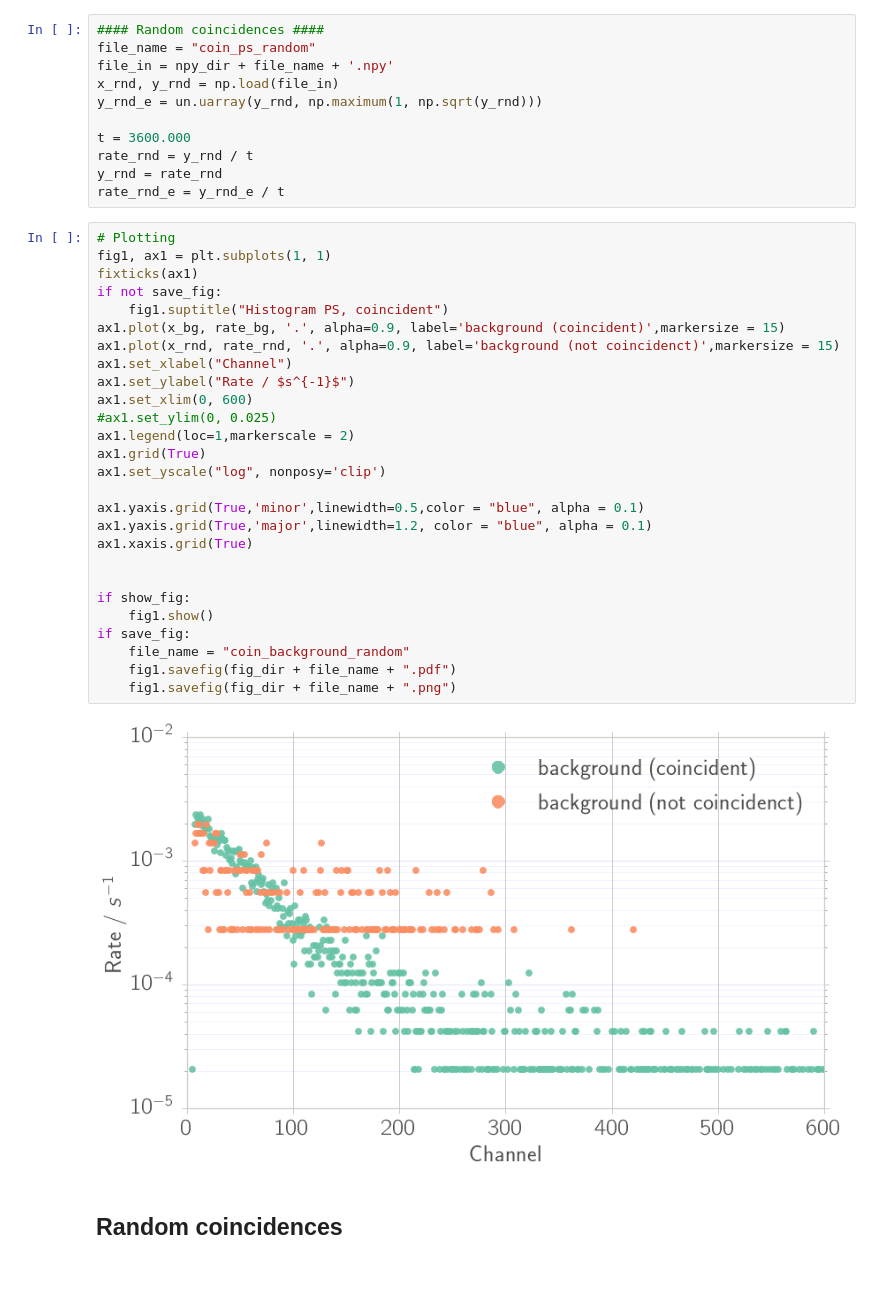
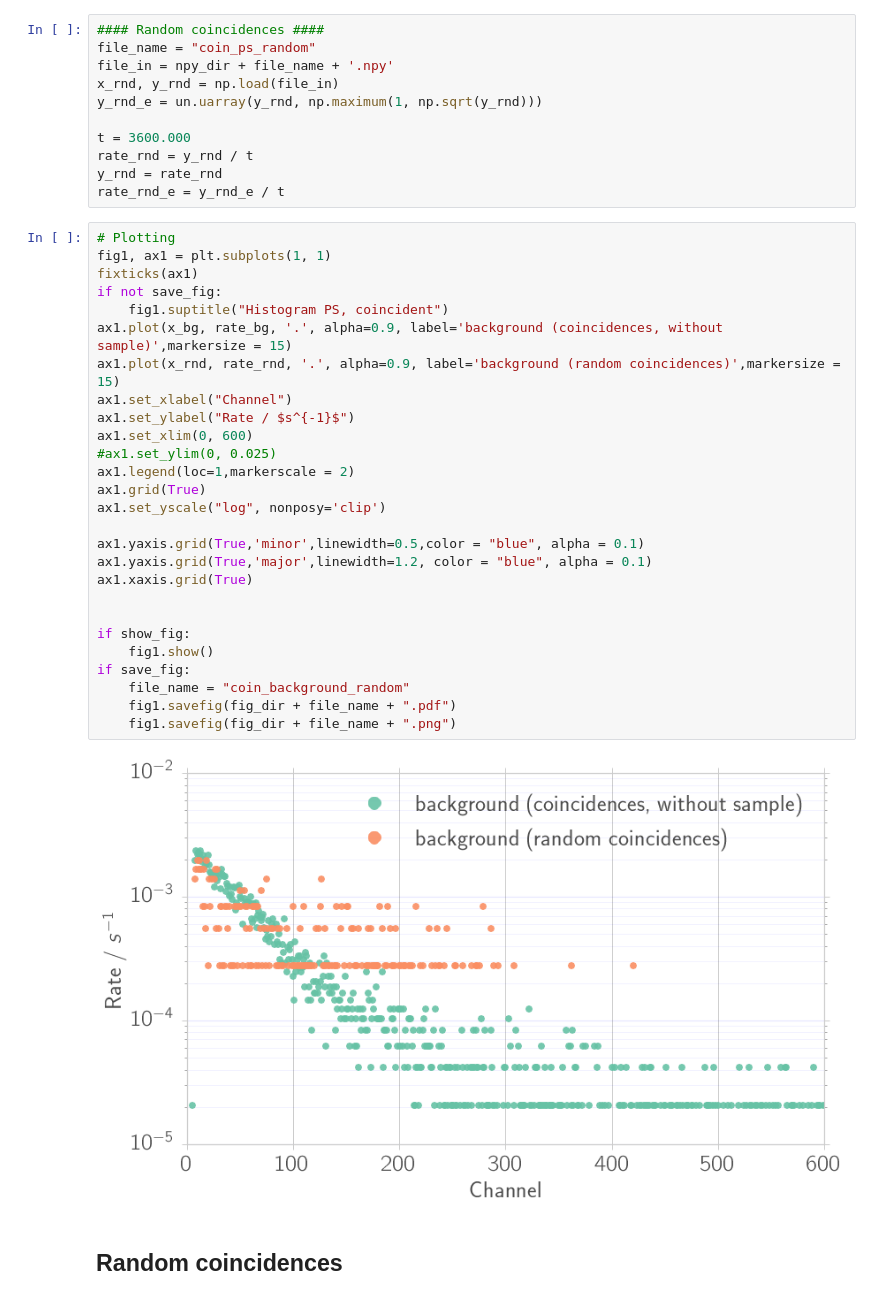
Before and after one commit to Bondzio/fp, a Jupyter notebook: compton/analysis/energy_conservation.ipynb, the cells around one changed output. Cells and saved outputs as stored; diff of their text form.

```diff
--- a/compton/analysis/energy_conservation.ipynb
+++ b/compton/analysis/energy_conservation.ipynb
@@ -182,32 +182,32 @@ rate_rnd_e = y_rnd_e / t
 # %%
 # Plotting
 fig1, ax1 = plt.subplots(1, 1)
 fixticks(ax1)
 if not save_fig:
     fig1.suptitle("Histogram PS, coincident")
-ax1.plot(x_bg, rate_bg, '.', alpha=0.9, label='background (coincident)',markersize = 15)
-ax1.plot(x_rnd, rate_rnd, '.', alpha=0.9, label='background (not coincidenct)',markersize = 15)
+ax1.plot(x_bg, rate_bg, '.', alpha=0.9, label='background (coincidences, without sample)',markersize = 15)
+ax1.plot(x_rnd, rate_rnd, '.', alpha=0.9, label='background (random coincidences)',markersize = 15)
 ax1.set_xlabel("Channel")
 ax1.set_ylabel("Rate / $s^{-1}$")
 ax1.set_xlim(0, 600)
 #ax1.set_ylim(0, 0.025)
 ax1.legend(loc=1,markerscale = 2)
 ax1.grid(True)
 ax1.set_yscale("log", nonposy='clip')
 
 ax1.yaxis.grid(True,'minor',linewidth=0.5,color = "blue", alpha = 0.1)
 ax1.yaxis.grid(True,'major',linewidth=1.2, color = "blue", alpha = 0.1)
 ax1.xaxis.grid(True)
 
 
 if show_fig:
     fig1.show()
 if save_fig:
     file_name = "coin_background_random"
     fig1.savefig(fig_dir + file_name + ".pdf")
     fig1.savefig(fig_dir + file_name + ".png")
 # %% [output]
-[figure, old version]
+[figure, new version]
 # %% [markdown]
 ## Random coincidences
 # %%
```
Also changed, not shown: parts of 6 cells of this notebook, 25 other files.
